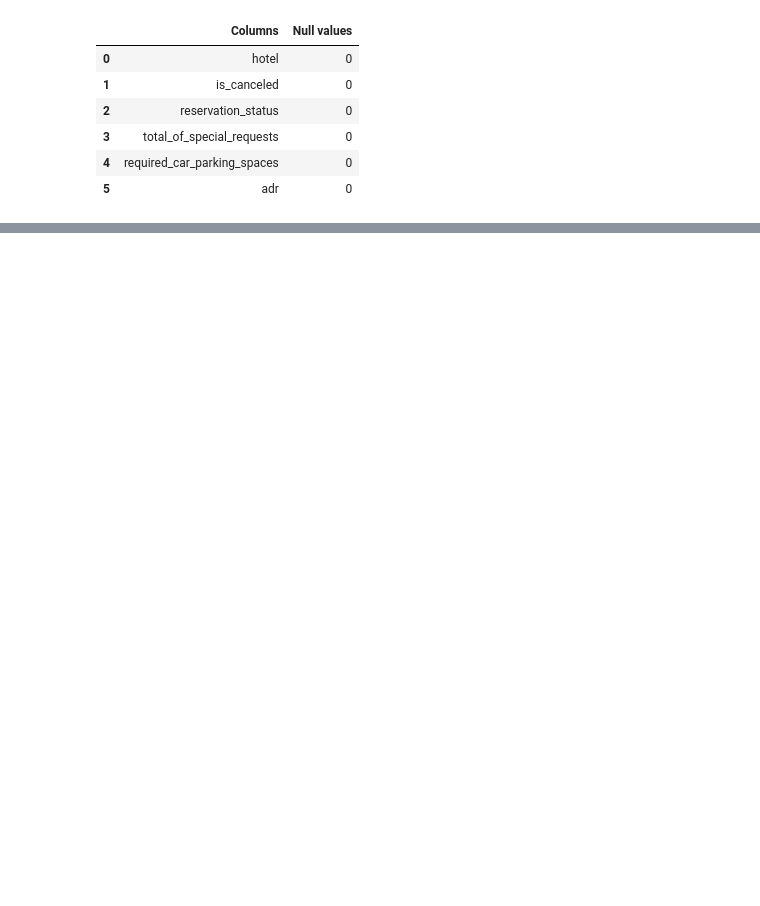
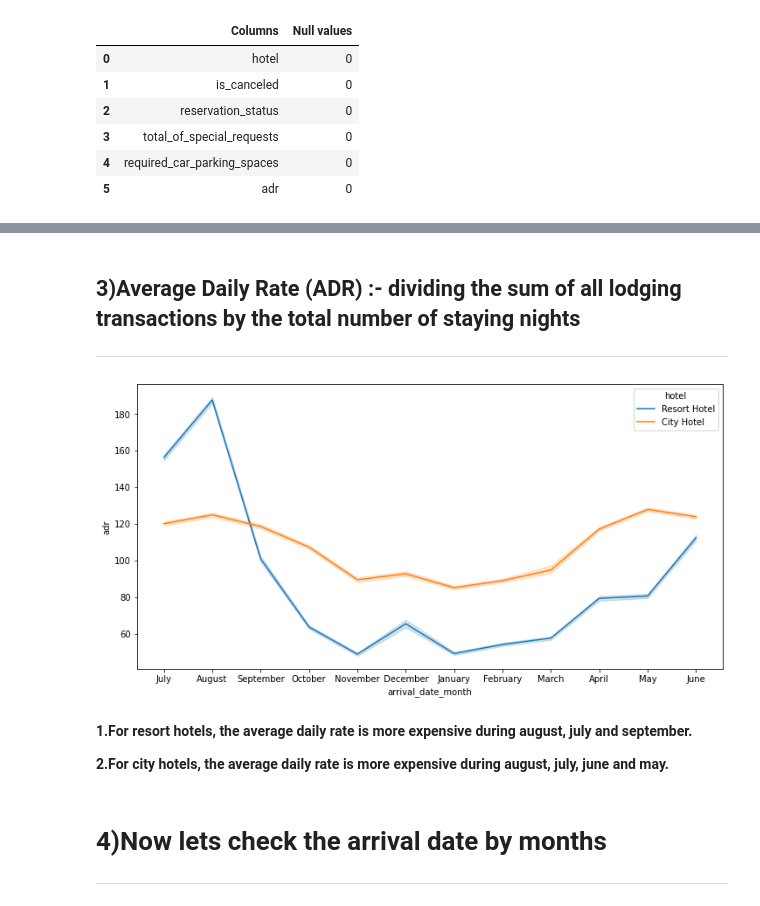
Before and after one commit to pratikghodke777/Hotel-Booking-Analysis---Capstone-Project-, a Jupyter notebook: Hotel_Booking_Analysis_Capstone_Project_(1).ipynb, the cells around one changed output, grey strips where cells are left out. Cells and saved outputs as stored; diff of their text form; code cells hidden in the pictures; blank space fills up the shorter version.

```diff
--- a/Hotel_Booking_Analysis_Capstone_Project_(1).ipynb
+++ b/Hotel_Booking_Analysis_Capstone_Project_(1).ipynb
@@ -238,0 +323,19 @@ DF.isna().sum().sort_values(ascending=False)[:6].reset_index().rename(columns={'
+# %% [markdown]
+## **3)Average Daily Rate (ADR) :- dividing the sum of all lodging transactions by the total number of staying nights**
+
+---
+# %%
+#Average Daily Rate (ADR)
+plt.figure(figsize=(12,6))
+sns.lineplot(x='arrival_date_month', y='adr', hue='hotel', data= DF)
+plt.show()
+# %% [output]
+[figure, added]
+# %% [markdown]
+**1.For resort hotels, the average daily rate is more expensive during august, july and september.**
+
+**2.For city hotels, the average daily rate is more expensive during august, july, june and may.**
+# %% [markdown]
+# **4)Now lets check the arrival date by months**
+
+---
```
Also changed, not shown: parts of 44 cells of this notebook.
